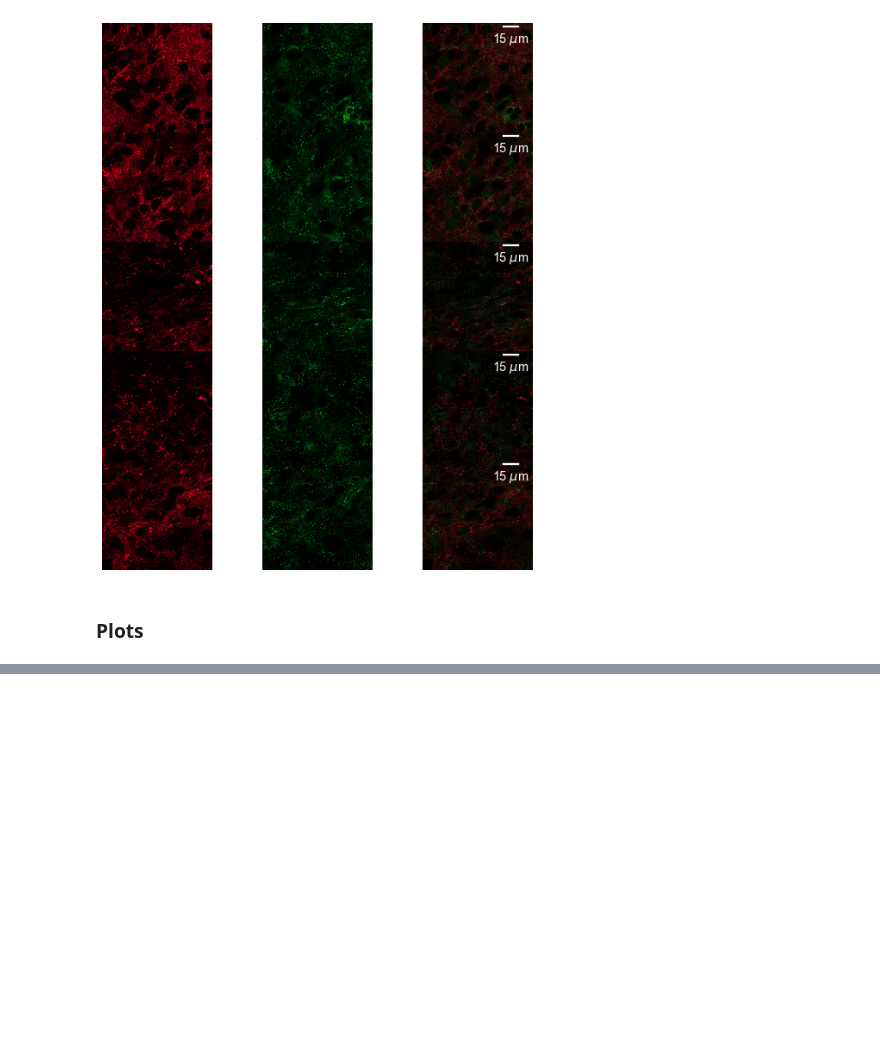
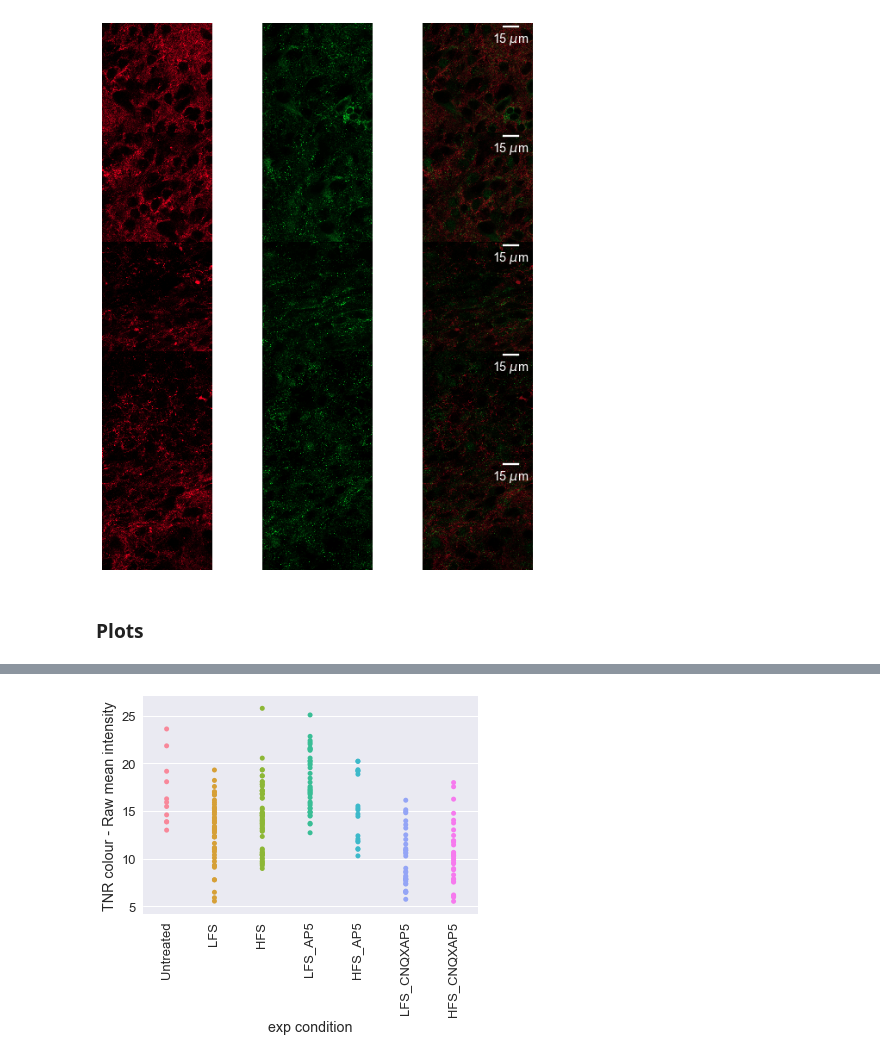
Before and after one commit to taldanko/Image_processing, a Jupyter notebook: SlicesManipulation_Analysis/SlicesManipulation_Analysis.ipynb, the cells around one changed output, grey strips where cells are left out. Cells and saved outputs as stored; diff of their text form; code cells hidden in the pictures; blank space fills up the shorter version.

```diff
--- a/SlicesManipulation_Analysis/SlicesManipulation_Analysis.ipynb
+++ b/SlicesManipulation_Analysis/SlicesManipulation_Analysis.ipynb
@@ -396,0 +442,82 @@ df=pd.DataFrame(results)
+# %%
+sns.set(font_scale=1.3)
+
+
+fig1=plt.figure()
+d=sns.stripplot(y ="TNR colour - Raw mean intensity", x="exp condition",data=df,#ci='sd',
+                 order=["Untreated","LFS","HFS","LFS_AP5","HFS_AP5","LFS_CNQXAP5","HFS_CNQXAP5"])
+#d=sns.swarmplot(y ="TNR colour - Raw mean intensity", x="exp condition",data=df,color='black')
+d.set_xticklabels(labels = ["Untreated","LFS","HFS","LFS_AP5","HFS_AP5","LFS_CNQXAP5","HFS_CNQXAP5"],rotation=90)
+fig1.savefig('plot1.png',bbox_inches='tight')
+
+fig2=plt.figure()
+d=sns.stripplot(y ='Aggrecan colour - Raw mean intensity', x='exp condition',data=df, #ci='sd',
+                 order=["Untreated","LFS","HFS","LFS_AP5","HFS_AP5","LFS_CNQXAP5","HFS_CNQXAP5"])
+#d=sns.swarmplot(y ="Aggrecan colour - Raw mean intensity", x="exp condition",data=df,color='black')
+d.set_xticklabels(labels = ["Untreated","LFS","HFS","LFS_AP5","HFS_AP5","LFS_CNQXAP5","HFS_CNQXAP5"],rotation=90)
+fig2.savefig('plot2.png',bbox_inches='tight')
+
+fig3=plt.figure()
+d=sns.stripplot(y ='TNR colour - Mean intensity of spots', x='exp condition',data=df, #ci='sd',
+                 order=["Untreated","LFS","HFS","LFS_AP5","HFS_AP5","LFS_CNQXAP5","HFS_CNQXAP5"])
+#d=sns.swarmplot(y ="TNR colour - Mean intensity of spots", x="exp condition",data=df,color='black')
+d.set_xticklabels(labels = ["Untreated","LFS","HFS","LFS_AP5","HFS_AP5","LFS_CNQXAP5","HFS_CNQXAP5"],rotation=90)
+fig3.savefig('plot3.png',bbox_inches='tight')
+
+fig4=plt.figure()
+d=sns.stripplot(y ='Aggrecan colour - Mean intensity of spots', x='exp condition',data=df, #ci='sd',
+                 order=["Untreated","LFS","HFS","LFS_AP5","HFS_AP5","LFS_CNQXAP5","HFS_CNQXAP5"])
+#d=sns.swarmplot(y ="Aggrecan colour - Mean intensity of spots", x="exp condition",data=df,color='black')
+d.set_xticklabels(labels = ["Untreated","LFS","HFS","LFS_AP5","HFS_AP5","LFS_CNQXAP5","HFS_CNQXAP5"],rotation=90)
+fig4.savefig('plot4.png',bbox_inches='tight')
+
+fig5=plt.figure()
+d=sns.stripplot(y ='TNR colour - Total no. of spots in FOV', x='exp condition',data=df, #ci='sd',
+                 order=["Untreated","LFS","HFS","LFS_AP5","HFS_AP5","LFS_CNQXAP5","HFS_CNQXAP5"])
+#d=sns.swarmplot(y ="TNR colour - Total no. of spots in FOV", x="exp condition",data=df,color='black')
+d.set_xticklabels(labels = ["Untreated","LFS","HFS","LFS_AP5","HFS_AP5","LFS_CNQXAP5","HFS_CNQXAP5"],rotation=90)
+fig5.savefig('plot5.png',bbox_inches='tight')
+
+fig6=plt.figure()
+d=sns.stripplot(y ='Aggrecan colour - Total no. of spots in FOV', x='exp condition',data=df, #ci='sd',
+                 order=["Untreated","LFS","HFS","LFS_AP5","HFS_AP5","LFS_CNQXAP5","HFS_CNQXAP5"])
+#d=sns.swarmplot(y ="Aggrecan colour - Total no. of spots in FOV", x="exp condition",data=df,color='black')
+d.set_xticklabels(labels = ["Untreated","LFS","HFS","LFS_AP5","HFS_AP5","LFS_CNQXAP5","HFS_CNQXAP5"],rotation=90)
+fig6.savefig('plot6.png',bbox_inches='tight')
+
+fig7=plt.figure()
+d=sns.stripplot(y ='TNR colour - Mean spot area [nm]', x='exp condition',data=df, #ci='sd',
+                 order=["Untreated","LFS","HFS","LFS_AP5","HFS_AP5","LFS_CNQXAP5","HFS_CNQXAP5"])
+#d=sns.swarmplot(y ="TNR colour - Mean spot area [nm]", x="exp condition",data=df,color='black')
+d.set_xticklabels(labels = ["Untreated","LFS","HFS","LFS_AP5","HFS_AP5","LFS_CNQXAP5","HFS_CNQXAP5"],rotation=90)
+fig7.savefig('plot7.png',bbox_inches='tight')
+
+fig8=plt.figure()
+d=sns.stripplot(y ='Aggrecan colour - Mean spot area [nm]', x='exp condition',data=df, #ci='sd',
+                 order=["Untreated","LFS","HFS","LFS_AP5","HFS_AP5","LFS_CNQXAP5","HFS_CNQXAP5"])
+#d=sns.swarmplot(y ="Aggrecan colour - Mean spot area [nm]", x="exp condition",data=df,color='black')
+d.set_xticklabels(labels = ["Untreated","LFS","HFS","LFS_AP5","HFS_AP5","LFS_CNQXAP5","HFS_CNQXAP5"],rotation=90)
+fig8.savefig('plot8.png',bbox_inches='tight')
+
+fig9=plt.figure()
+d=sns.stripplot(y ='Mean correlation coefficient TNR/Aggrecan', x='exp condition',data=df, #ci='sd',
+                 order=["Untreated","LFS","HFS","LFS_AP5","HFS_AP5","LFS_CNQXAP5","HFS_CNQXAP5"])
+#d=sns.swarmplot(y ="Mean correlation coefficient TNR/Aggrecan", x="exp condition",data=df,color='black')
+d.set_xticklabels(labels = ["Untreated","LFS","HFS","LFS_AP5","HFS_AP5","LFS_CNQXAP5","HFS_CNQXAP5"],rotation=90)
+fig9.savefig('plot9.png',bbox_inches='tight')
+
+fig10=plt.figure()
+d=sns.stripplot(y ='TNR colour - Mean intensity, masked by Aggrecan spots', x='exp condition',data=df, #ci='sd',
+                 order=["Untreated","LFS","HFS","LFS_AP5","HFS_AP5","LFS_CNQXAP5","HFS_CNQXAP5"])
+#d=sns.swarmplot(y ="TNR colour - Mean intensity, masked by Aggrecan spots", x="exp condition",data=df,color='black')
+d.set_xticklabels(labels = ["Untreated","LFS","HFS","LFS_AP5","HFS_AP5","LFS_CNQXAP5","HFS_CNQXAP5"],rotation=90)
+fig10.savefig('plot10.png',bbox_inches='tight')
+
+fig11=plt.figure()
+d=sns.stripplot(y ='TNR colour - Mean intensity, outside of Aggrecan spots', x='exp condition',data=df, #ci='sd',
+                 order=["Untreated","LFS","HFS","LFS_AP5","HFS_AP5","LFS_CNQXAP5","HFS_CNQXAP5"])
+#d=sns.swarmplot(y ="TNR colour - Mean intensity, outside of Aggrecan spots", x="exp condition",data=df,color='black')
+d.set_xticklabels(labels = ["Untreated","LFS","HFS","LFS_AP5","HFS_AP5","LFS_CNQXAP5","HFS_CNQXAP5"],rotation=90)
+fig11.savefig('plot11.png',bbox_inches='tight')
+# %% [output]
+[figure, added]
```
Also changed, not shown: parts of 15 cells of this notebook.
